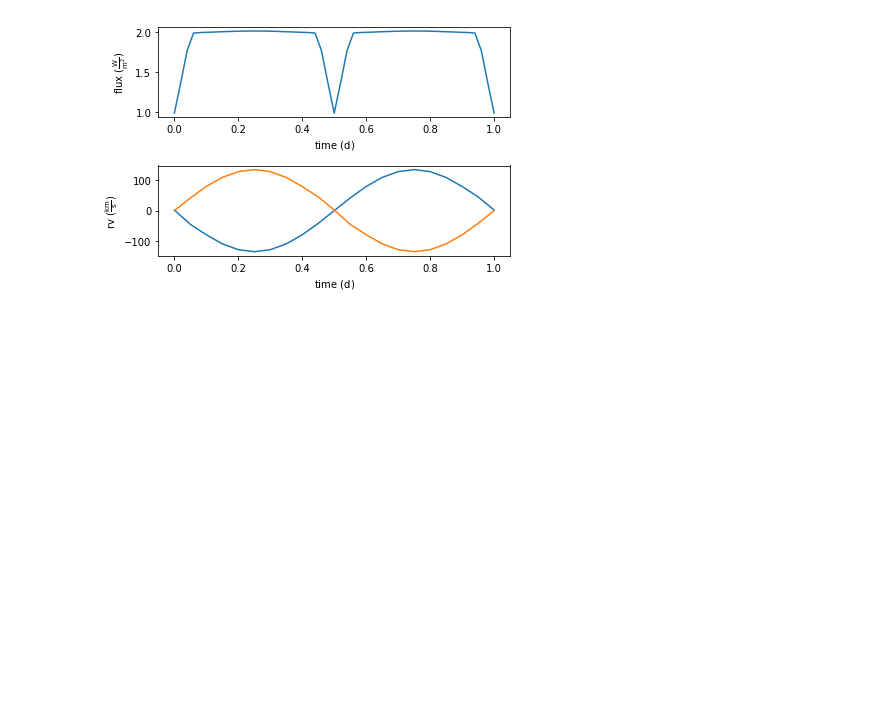
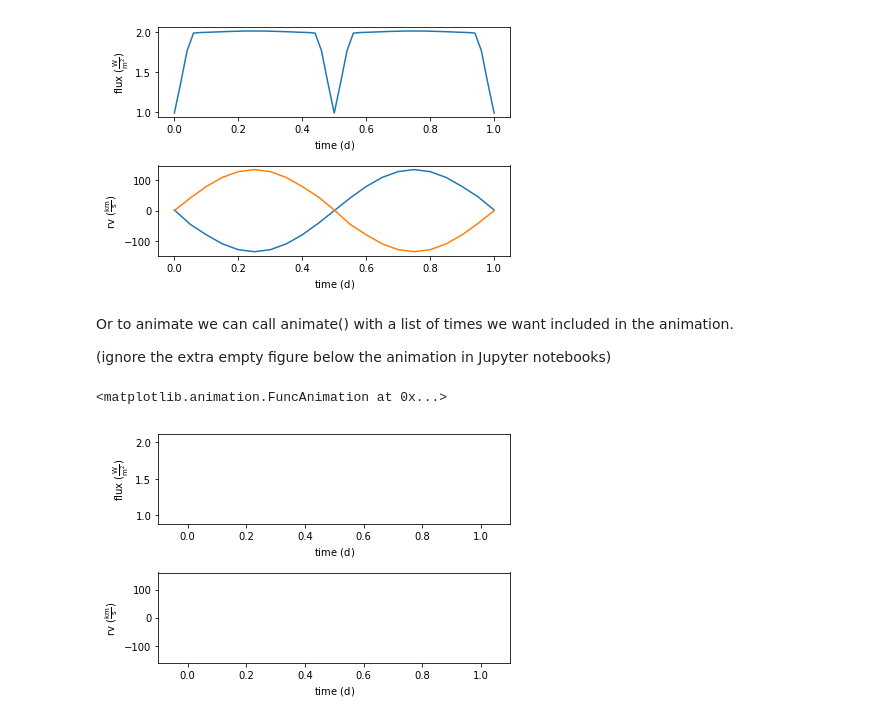
Before and after one commit to phoebe-project/phoebe2-workshop, a Jupyter notebook: Intro_Tutorial_00_overview.ipynb, the cells around one changed output. Cells and saved outputs as stored; diff of their text form; code cells hidden in the pictures; blank space fills up the shorter version.

```diff
--- a/Intro_Tutorial_00_overview.ipynb
+++ b/Intro_Tutorial_00_overview.ipynb
@@ -46,3 +50,12 @@ And to plot all the synthetic datasets in our model, we call plot()
 axs, artists = b.plot(show=True)
 # %% [output]
 [figure]
+# %% [markdown]
+Or to animate we can call animate() with a list of times we want included in the animation.
+
+(ignore the extra empty figure below the animation in Jupyter notebooks)
+# %%
+b.animate(times=np.linspace(0,1,11))
+# %% [output]
+<matplotlib.animation.FuncAnimation at 0x...>
+[figure, added]
```
Also changed, not shown: parts of 2 cells of this notebook, 12 other files.
